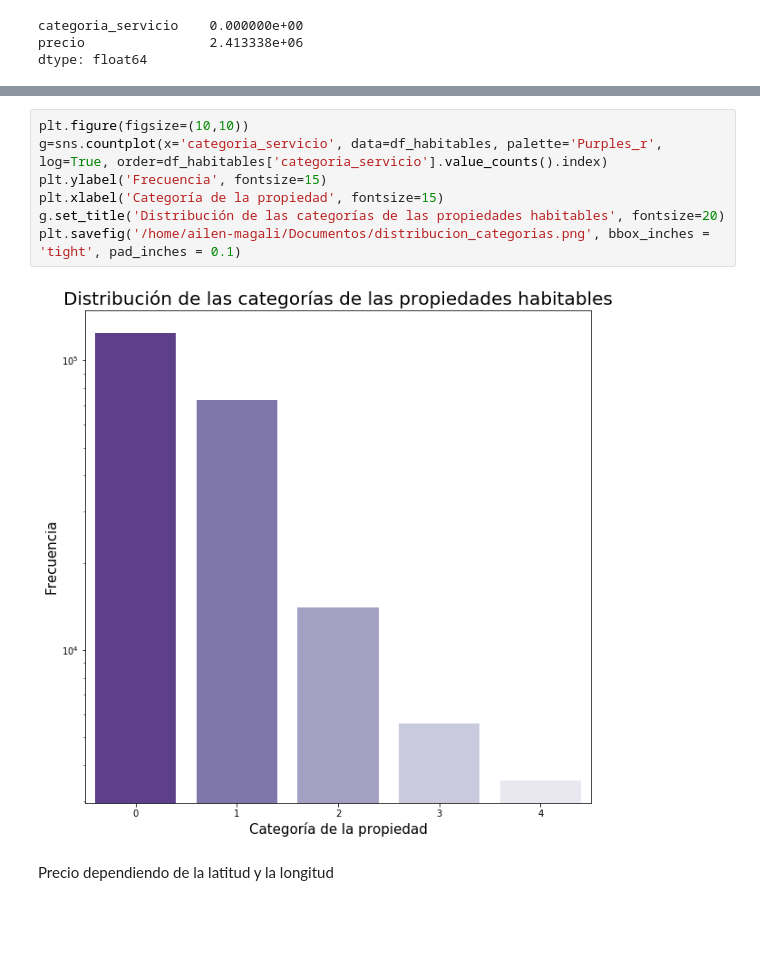
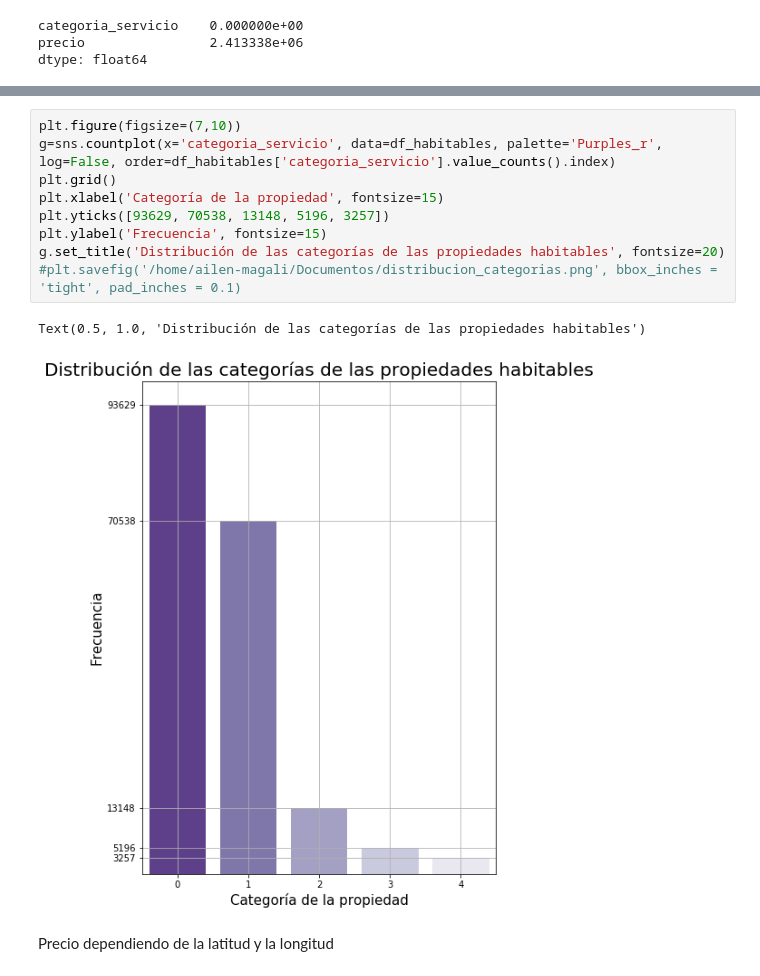
Before and after one commit to lorenzolgz/orgadatostp1, a Jupyter notebook: Análisis_Ailu.ipynb, the cells around one changed output, grey strips where cells are left out. Drawn from its saved outputs; the diff is of its cells as text; blank space fills up the shorter version.

```diff
--- a/Análisis_Ailu.ipynb
+++ b/Análisis_Ailu.ipynb
@@ -449,12 +448,15 @@ plt.savefig('/home/ailen-magali/Documentos/precio_por_categorias.png', bbox_inch
 # %%
-plt.figure(figsize=(10,10))
-g=sns.countplot(x='categoria_servicio', data=df_habitables, palette='Purples_r', log=True, order=df_habitables['categoria_servicio'].value_counts().index)
+plt.figure(figsize=(7,10))
+g=sns.countplot(x='categoria_servicio', data=df_habitables, palette='Purples_r', log=False, order=df_habitables['categoria_servicio'].value_counts().index)
+plt.grid()
+plt.xlabel('Categoría de la propiedad', fontsize=15)
+plt.yticks([93629, 70538, 13148, 5196, 3257])
 plt.ylabel('Frecuencia', fontsize=15)
-plt.xlabel('Categoría de la propiedad', fontsize=15)
 g.set_title('Distribución de las categorías de las propiedades habitables', fontsize=20)
-plt.savefig('/home/ailen-magali/Documentos/distribucion_categorias.png', bbox_inches = 'tight', pad_inches = 0.1)
+#plt.savefig('/home/ailen-magali/Documentos/distribucion_categorias.png', bbox_inches = 'tight', pad_inches = 0.1)
 # %% [output]
+Text(0.5, 1.0, 'Distribución de las categorías de las propiedades habitables')
-[figure, old version]
+[figure, new version]
 # %% [markdown]
 Precio dependiendo de la latitud y la longitud
 # %%
```
Also changed, not shown: parts of 3 cells of this notebook.
